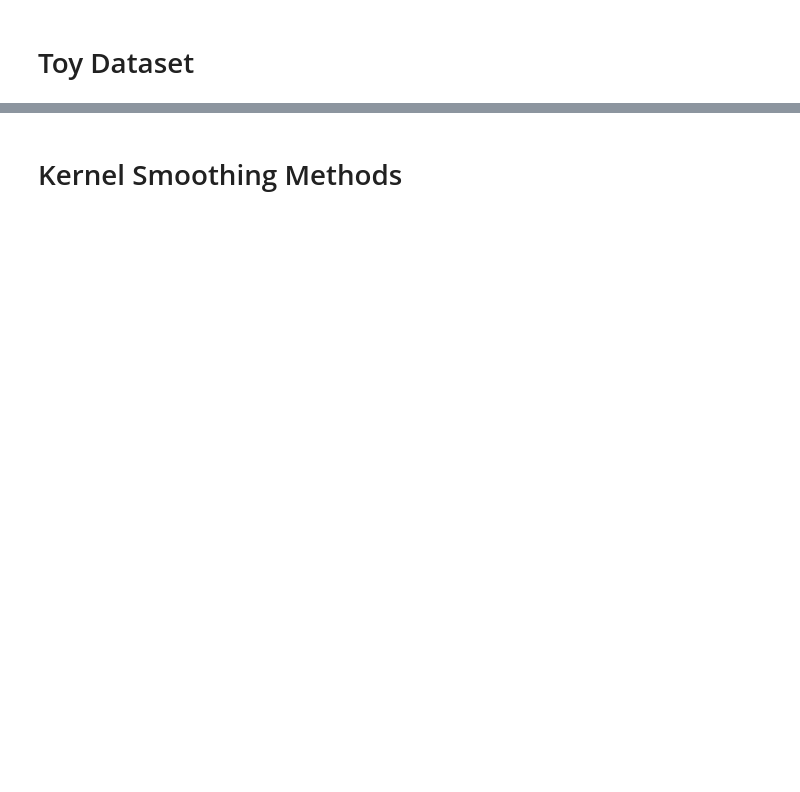
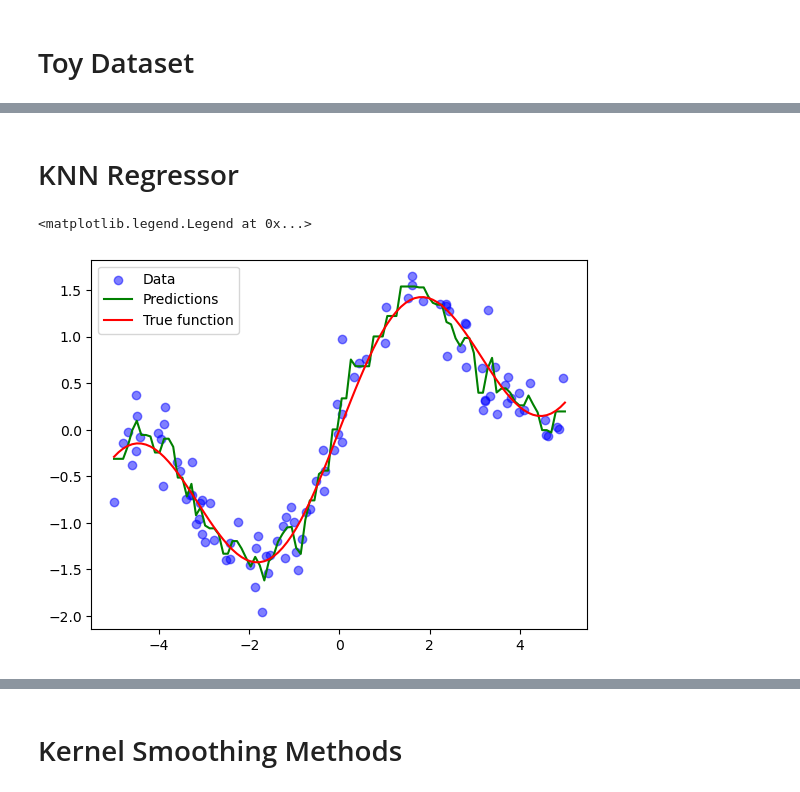
Before and after one commit to cgeils25/Models_From_Scratch, a Jupyter notebook: notebooks_and_readmes/kernel_smoothing/kernel_smoothers.ipynb, the cells around one changed output, grey strips where cells are left out. Cells and saved outputs as stored; diff of their text form; code cells hidden in the pictures; blank space fills up the shorter version.

Commit message:
got interactive KNN regressor plot working

```diff
--- a/notebooks_and_readmes/kernel_smoothing/kernel_smoothers.ipynb
+++ b/notebooks_and_readmes/kernel_smoothing/kernel_smoothers.ipynb
@@ -33,0 +34,2 @@ plt.show()
+# %% [markdown]
+# KNN Regressor
@@ -33,0 +136,15 @@ plt.show()
+# %%
+model = KNearestNeighborsRegressor()
+
+model.fit(x.reshape(-1, 1), y)
+
+y_hat = model(np.linspace(min_x, max_x, 100).reshape(-1, 1), k=3)
+# %%
+plt.scatter(x, y, color='blue', label='Data', alpha=0.5)
+plt.plot(np.linspace(min_x, max_x, 100), y_hat, color='green', label='Predictions')
+plt.plot(np.linspace(min_x, max_x, 100), f(np.linspace(min_x, max_x, 100)),
+         color='red', label='True function')
+plt.legend()
+# %% [output]
+<matplotlib.legend.Legend at 0x...>
+[figure, added]
```
Also changed, not shown: parts of 4 cells of this notebook, 1 other file.
